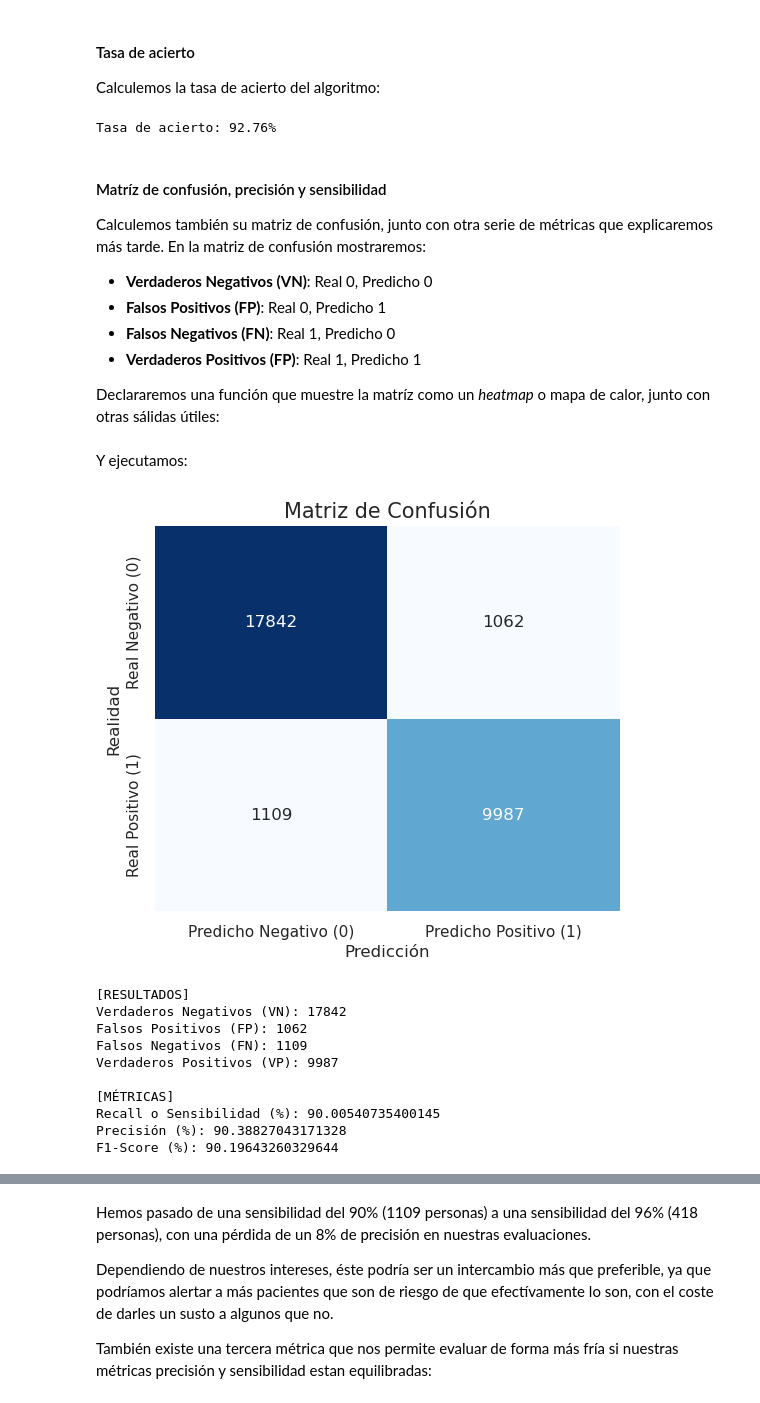
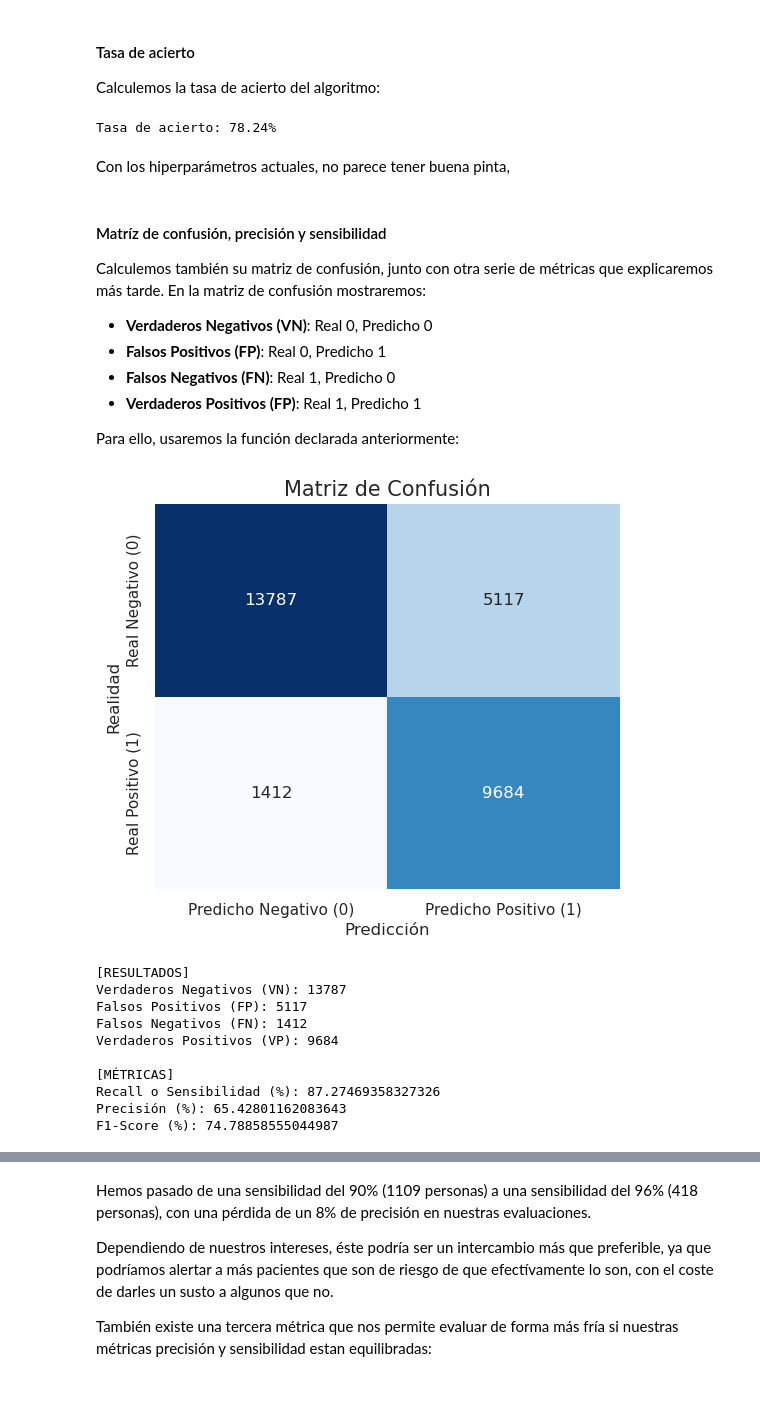
Before and after one commit to Val2a/trabajo-ia, a Jupyter notebook: RedesNeuronales.ipynb, the cells around one changed output, grey strips where cells are left out. Drawn from its saved outputs; the diff is of its cells as text; code cells hidden in the pictures.

```diff
--- a/RedesNeuronales.ipynb
+++ b/RedesNeuronales.ipynb
@@ -689,13 +723,14 @@ def calcular_coste_red(act_capa_final, Y, parametros, lmbd):
     # pero hay que transponer en condiciones cada matriz si no queremos problemas.
     termino_y = np.dot(Y, np.log(act_capa_final).T)
     termino_uno_menos_y = np.dot(1-Y, np.log(1-act_capa_final).T)
-    entropia_cruzada = -(1/m) * (termino_ y+termino_uno_menos_y)
+    # Tenemos que poner los 1
+    entropia_cruzada = -(1.0/m) * (termino_y+termino_uno_menos_y)
 
     # Calculamos la regularización como la suma de los cuadrados
     # de todos los pesos
     suma_pesos_cuadrados = 0
     for capa in range(1, num_capas + 1):
-        suma_pesos_cuadrados += np.sum(np.square(parameters['P' + str(capa)]))
+        suma_pesos_cuadrados += np.sum(np.square(parametros['P' + str(capa)]))
 
     # No podemos usar la palabra lambda en python, es reservada.
     # Por eso lo hemos llamado lmbd
@@ -751,0 +796,9 @@ def backward_propagation(act_capa_final, Y, act_capa_anterior, parametros, lmbd)
+# %%
+def actualizar_parametros(parametros, gradientes, tasa_aprendizaje):
+    num_cols = len(parametros) // 2
+
+    for col in range(1, num_cols + 1):
+        parametros['P' + str(col)] -= tasa_aprendizaje * gradientes['dP' + str(col)]
+        parametros['s' + str(col)] -= tasa_aprendizaje * gradientes['ds' + str(col)]
+
+    return parametros
@@ -832 +1048,9 @@ print("- Pruebas/Test:",X_test.shape)
+# %%
+tasa_aprendizaje = 0.1
+num_iter = 50
+intervalo_historial = num_iter / 5
+
+# Min: Inclusive, Máx: Exclusive
+valor_min = 5
+valor_min = 10
 # %% [markdown]
@@ -834,18 +1065,25 @@ Ahora, entrenaremos a nuestro modelo:
 # %%
-# Inicializamos los parámetros
-num_columnas = X_entr.shape[1];
-zeta_inicial = np.zeros(num_columnas)
+# Hay 13 entradas (las mismas que columnas),
+# una capa oculta con 8 neuronas y 1 salida.
+dimensiones_capas = [13,8,1]
 
-tasa_aprendizaje = 0.2
-num_iter = 1000
-intervalo_historial = 50
 # Como vamos a pintar una gráfica más tarde,
 # no tiene sentido pintar que pasa en cada iteración
 prints_activos = False
 
 print("[ -ENTRENANDO- ]")
-zeta_optimo, hist_coste_entr, hist_coste_val = descensoGradiente(X_entr, y_entr, X_val, y_val, zeta_inicial, tasa_aprendizaje, num_iter, intervalo_historial, prints_activos)
+inicio = time.time()
+hist_coste_entr, hist_coste_val, modelo = entrenar_red_neuronal(
+    X_entr,
+    y_entr,
+    X_val,
+    y_val,
+    dimensiones_capas,
+    tasa_aprendizaje,
+    num_iter)
+final = time.time()
 print("[ -FIN ENTRENAMIENTO- ]")
+print(f"Tiempo tardado: {(final-inicio):.2f} segundos")
 # %% [output]
 [ -ENTRENANDO- ]
 [ -FIN ENTRENAMIENTO- ]
@@ -865,14 +1104,17 @@ Una vez predicho los valores, sacamos métricas para evaluar la calidad del mode
 #### Tasa de acierto
 Calculemos la tasa de acierto del algoritmo:
 # %%
-probabilidad_prediccion = sigmoide(np.dot(X_test, zeta_optimo))
-valores_predichos = (probabilidad_prediccion >= 0.5).astype(int)
+# Forward propagation, predecimos
+act_ultima_capa, sin_uso = forward_propagation(X_test, modelo)
+valores_predichos = (act_ultima_capa >= 0.5).astype(int)
 
-# Contrastamos los valore
+# Contrastamos los valores
 precision = np.mean(valores_predichos == y_test)
 print(f'Tasa de acierto: {precision * 100:.2f}%')
 # %% [output]
-Tasa de acierto: 92.76%
+Tasa de acierto: 78.24%
+# %% [markdown]
+Con los hiperparámetros actuales, no parece tener buena pinta,
 # %% [markdown]
 #### Matríz de confusión, precisión y sensibilidad
 Calculemos también su matriz de confusión, junto con otra serie de métricas que explicaremos más tarde. En la matriz de confusión mostraremos:
@@ -881,4 +1123,4 @@ Calculemos también su matriz de confusión, junto con otra serie de métricas q
 - **Falsos Negativos (FN)**: Real 1, Predicho 0
 - **Verdaderos Positivos (FP)**: Real 1, Predicho 1
 
-Declararemos una función que muestre la matríz como un *heatmap* o mapa de calor, junto con otras sálidas útiles:
+Para ello, usaremos la función declarada anteriormente:
@@ -949,17 +1127,15 @@ def calcular_matriz_confusion_metricas(X, y, zeta, umbral_activacion = 0.5):
-# %% [markdown]
-Y ejecutamos:
 # %%
-calcular_matriz_confusion_metricas(X_test, y_test, zeta_optimo)
+calcular_matriz_confusion_metricas_red(X_test, y_test, modelo)
 # %% [output]
-[figure, old version]
+[figure, new version]
 [RESULTADOS]
-Verdaderos Negativos (VN): 17842
-Falsos Positivos (FP): 1062
-Falsos Negativos (FN): 1109
-Verdaderos Positivos (VP): 9987
+Verdaderos Negativos (VN): 13787
+Falsos Positivos (FP): 5117
+Falsos Negativos (FN): 1412
+Verdaderos Positivos (VP): 9684
 
 [MÉTRICAS]
-Recall o Sensibilidad (%): 90.00540735400145
-Precisión (%): 90.38827043171328
-F1-Score (%): 90.19643260329644
+Recall o Sensibilidad (%): 87.27469358327326
+Precisión (%): 65.42801162083643
+F1-Score (%): 74.78858555044987
 # %% [markdown]
```
Also changed, not shown: parts of 25 cells of this notebook, 1 other file.
